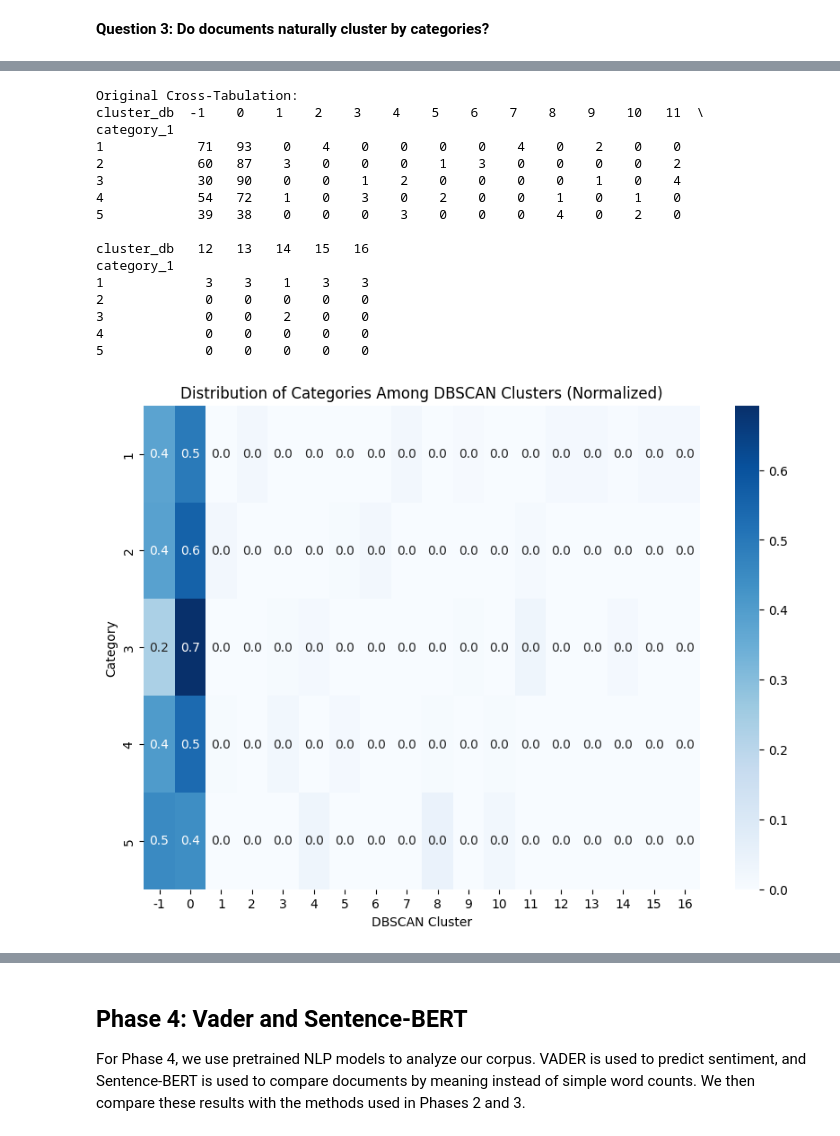
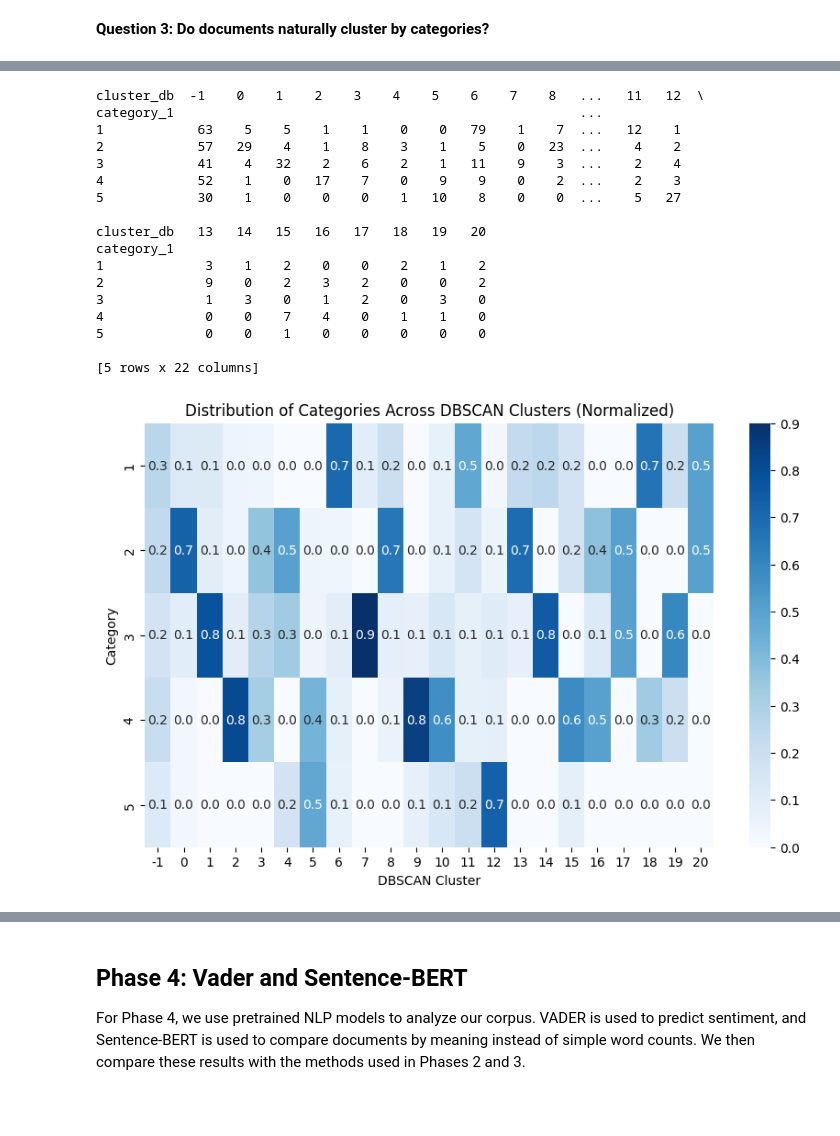
Before and after one commit to christiewong219/Team-5-CS105-Final-Project, a Jupyter notebook: Team_5_Phase_2_3.ipynb, the cells around one changed output, grey strips where cells are left out. Drawn from its saved outputs; the diff is of its cells as text; code cells hidden in the pictures; blank space fills up the shorter version.

Commit message:
updated dbscan

```diff
--- a/Team_5_Phase_2_3.ipynb
+++ b/Team_5_Phase_2_3.ipynb
@@ -881,8 +881,11 @@ For this task, we wanted to see if documents naturally clustered by categories.
 svd = TruncatedSVD(n_components = 100, random_state=RANDOM_STATE)
 reduced = svd.fit_transform(X_tfidf)
 
+# normalize
+reduced = normalize(reduced)
+
 # clustering
-db_mod = DBSCAN(eps = 0.6, min_samples = 3)
+db_mod = DBSCAN(eps = 0.5, min_samples = 5, metric = "cosine")
 df['cluster_db'] = db_mod.fit_predict(reduced)
 
 # doc distribution
@@ -913,32 +935,32 @@ Cluster 16: 3 docs
 # %%
 # Distribution of categories across DBSCAN Clusters
 cross_tab = pd.crosstab(df["category_1"], df["cluster_db"])
-print("Original Cross-Tabulation:")
 print(cross_tab)
 
-cross_tab_normalized = cross_tab.div(cross_tab.sum(axis = 1), axis = 0)
+cross_tab_dbnorm = pd.crosstab(df["category_1"], df["cluster_db"], normalize = "columns")
 
-plt.figure(figsize=(10, 7))
-sns.heatmap(cross_tab_normalized, annot = True, fmt=".1f", cmap ="Blues")
-plt.title("Distribution of Categories Among DBSCAN Clusters (Normalized)")
+plt.figure(figsize = (10, 6))
+sns.heatmap(cross_tab_dbnorm, annot = True, fmt=".1f", cmap ="Blues")
+plt.title("Distribution of Categories Across DBSCAN Clusters (Normalized)")
 plt.xlabel("DBSCAN Cluster")
 plt.ylabel("Category")
 plt.show()
 # %% [output]
-Original Cross-Tabulation:
-cluster_db  -1    0    1    2    3    4    5    6    7    8    9    10   11  \
+cluster_db  -1    0    1    2    3    4    5    6    7    8   ...   11   12  \
+category_1                                                    ...
+1            63    5    5    1    1    0    0   79    1    7  ...   12    1
+2            57   29    4    1    8    3    1    5    0   23  ...    4    2
+3            41    4   32    2    6    2    1   11    9    3  ...    2    4
+4            52    1    0   17    7    0    9    9    0    2  ...    2    3
+5            30    1    0    0    0    1   10    8    0    0  ...    5   27
+
+cluster_db   13   14   15   16   17   18   19   20
 category_1
-1            71   93    0    4    0    0    0    0    4    0    2    0    0
-2            60   87    3    0    0    0    1    3    0    0    0    0    2
-3            30   90    0    0    1    2    0    0    0    0    1    0    4
-4            54   72    1    0    3    0    2    0    0    1    0    1    0
-5            39   38    0    0    0    3    0    0    0    4    0    2    0
+1             3    1    2    0    0    2    1    2
+2             9    0    2    3    2    0    0    2
+3             1    3    0    1    2    0    3    0
+4             0    0    7    4    0    1    1    0
+5             0    0    1    0    0    0    0    0
 
-cluster_db   12   13   14   15   16
-category_1
-1             3    3    1    3    3
-2             0    0    0    0    0
-3             0    0    2    0    0
-4             0    0    0    0    0
-5             0    0    0    0    0
+[5 rows x 22 columns]
-[figure, old version]
+[figure, new version]
```
Also changed, not shown: parts of 15 cells of this notebook.
